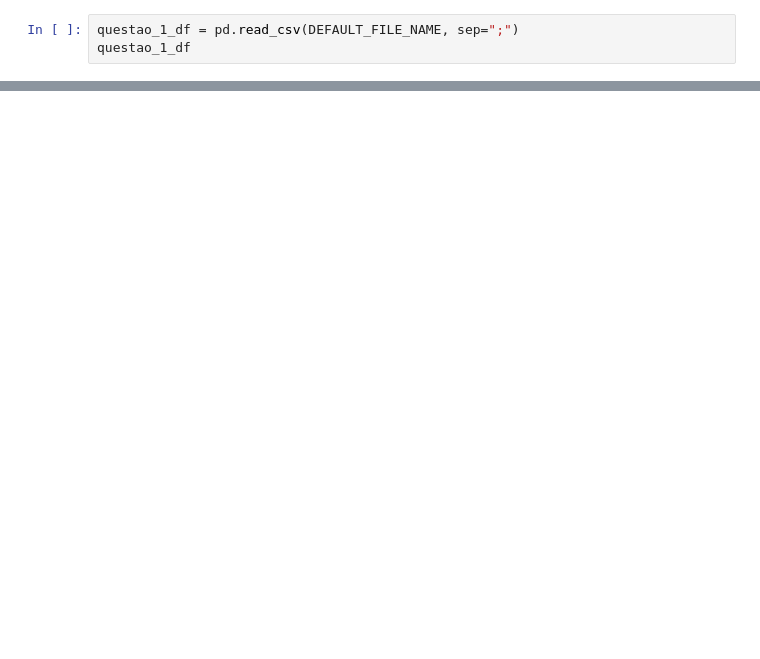
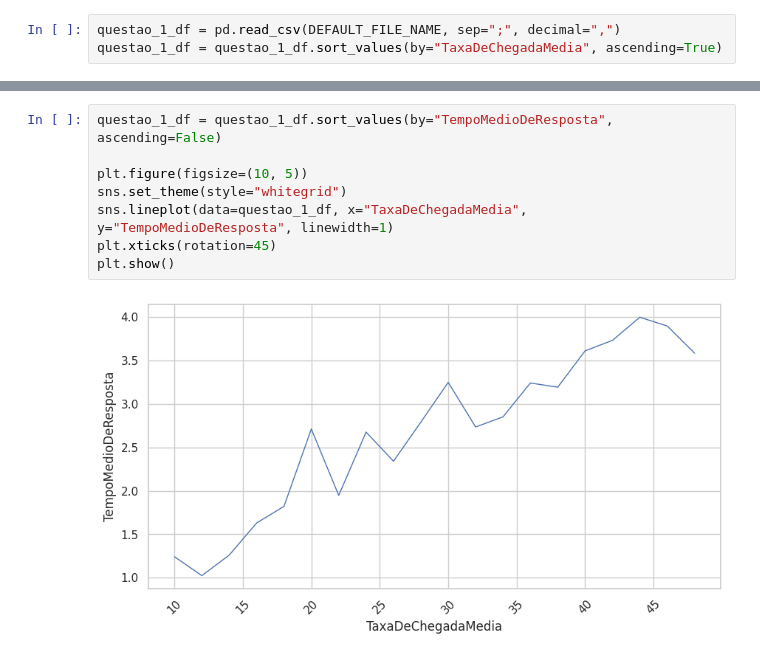
Before and after one commit to jabomgo/lab02-desempenho, a Jupyter notebook: relatorio.ipynb, the cells around one changed output, grey strips where cells are left out. Saved outputs shown, nothing was run; the diff lists cells and outputs as text; blank space fills up the shorter version.

```diff
--- a/relatorio.ipynb
+++ b/relatorio.ipynb
@@ -56,4 +69,4 @@ print("CSV gerado com sucesso: saida_simulador.csv")
 CSV gerado com sucesso: saida_simulador.csv
 # %%
-questao_1_df = pd.read_csv(DEFAULT_FILE_NAME, sep=";")
-questao_1_df
+questao_1_df = pd.read_csv(DEFAULT_FILE_NAME, sep=";", decimal=",")
+questao_1_df = questao_1_df.sort_values(by="TaxaDeChegadaMedia", ascending=True)
@@ -62,0 +73,10 @@ questao_1_df
+# %%
+questao_1_df = questao_1_df.sort_values(by="TempoMedioDeResposta", ascending=False)
+
+plt.figure(figsize=(10, 5))
+sns.set_theme(style="whitegrid")
+sns.lineplot(data=questao_1_df, x="TaxaDeChegadaMedia", y="TempoMedioDeResposta", linewidth=1)
+plt.xticks(rotation=45)
+plt.show()
+# %% [output]
+[figure, added]
```
Also changed, not shown: parts of 4 cells of this notebook, 1 other file.
